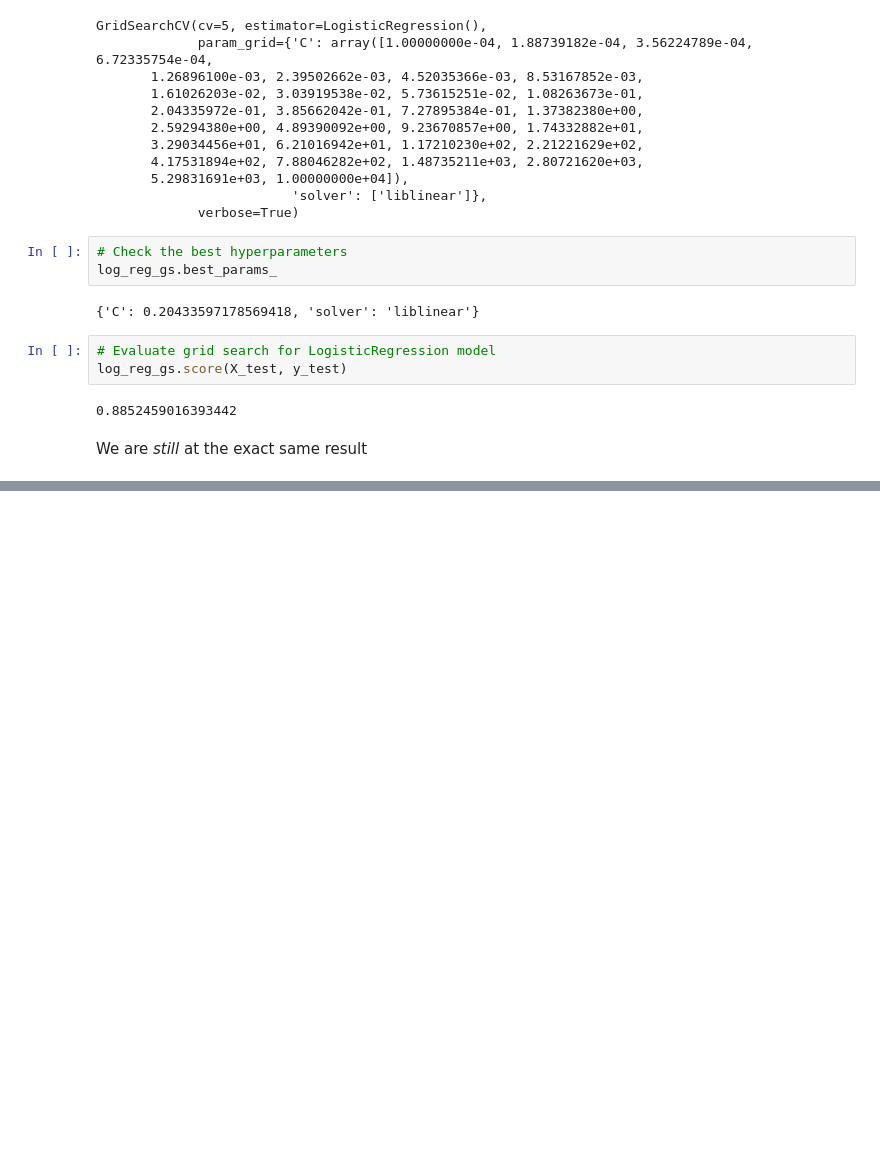
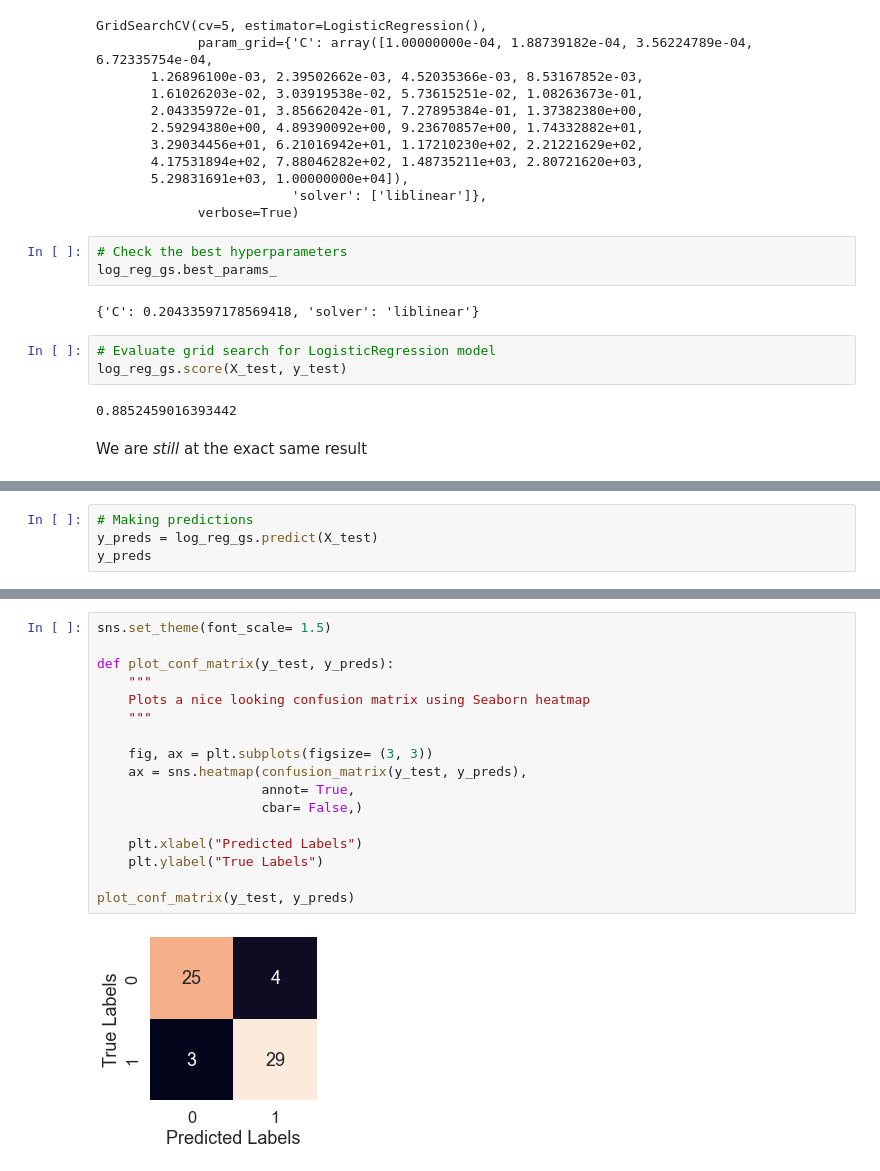
Before and after one commit to aristocrat71/Project_Heart_Disease, a Jupyter notebook: main-notebook.ipynb, the cells around one changed output, grey strips where cells are left out. Drawn from its saved outputs; the diff is of its cells as text; blank space fills up the shorter version.

```diff
--- a/main-notebook.ipynb
+++ b/main-notebook.ipynb
@@ -671,0 +686,4 @@ We are _still_ at the exact same result
+# %%
+# Making predictions
+y_preds = log_reg_gs.predict(X_test)
+y_preds
@@ -671,0 +707,19 @@ We are _still_ at the exact same result
+# %%
+sns.set_theme(font_scale= 1.5)
+
+def plot_conf_matrix(y_test, y_preds):
+    """
+    Plots a nice looking confusion matrix using Seaborn heatmap
+    """
+
+    fig, ax = plt.subplots(figsize= (3, 3))
+    ax = sns.heatmap(confusion_matrix(y_test, y_preds),
+                     annot= True,
+                     cbar= False,)
+
+    plt.xlabel("Predicted Labels")
+    plt.ylabel("True Labels")
+
+plot_conf_matrix(y_test, y_preds)
+# %% [output]
+[figure, added]
```
Also changed, not shown: parts of 25 cells of this notebook.
